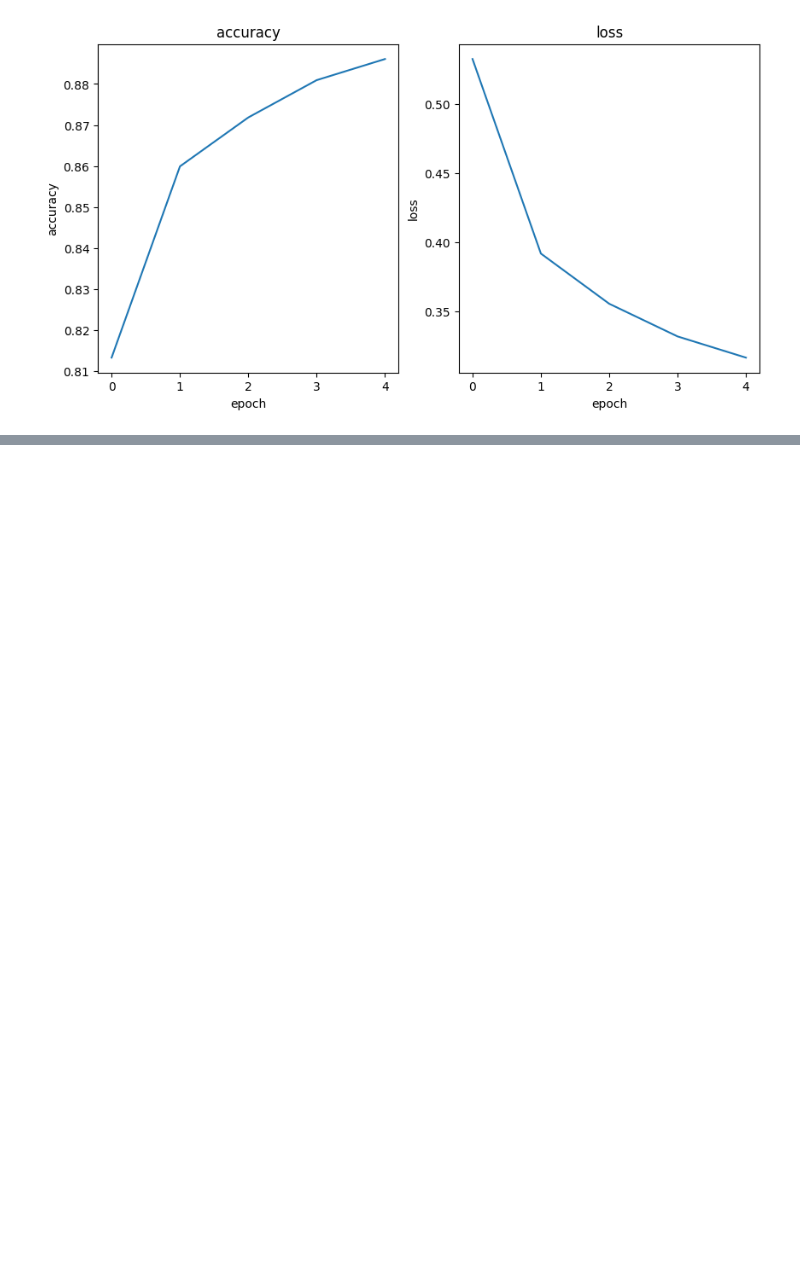
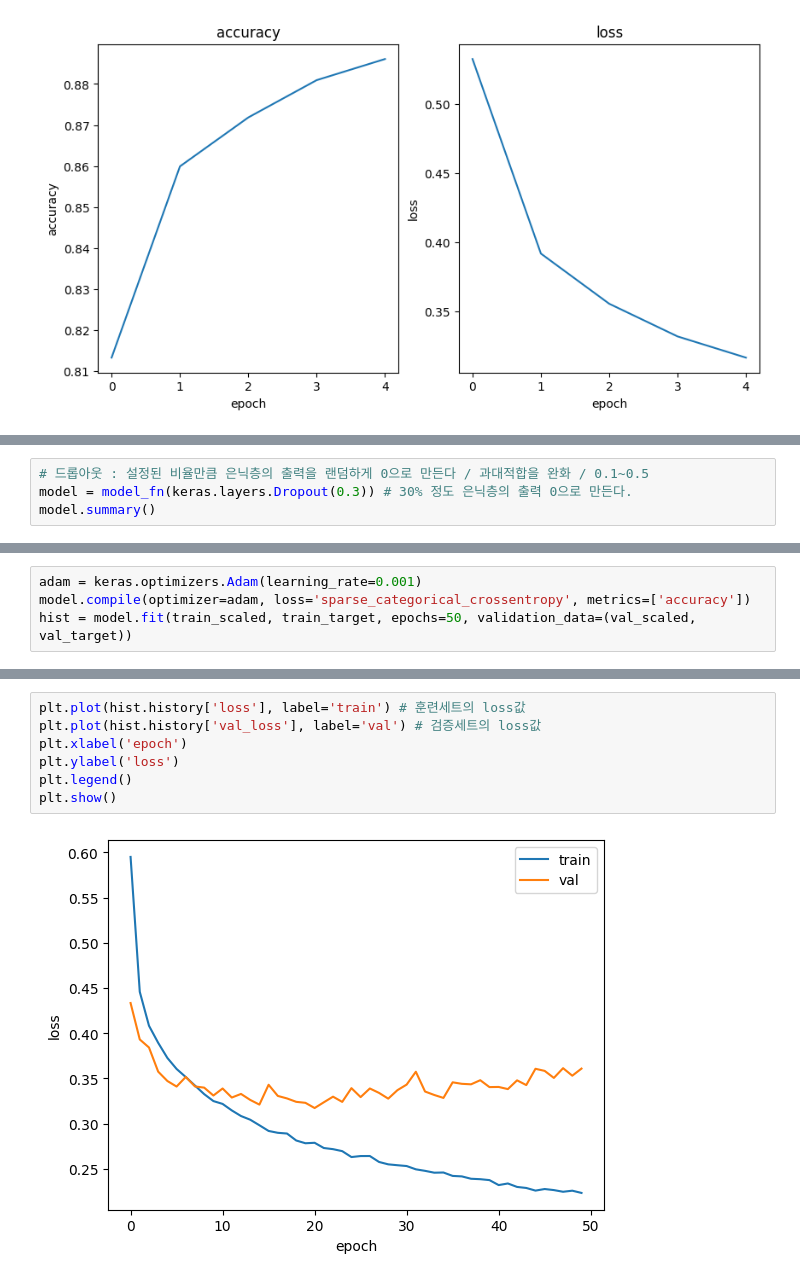
Before and after one commit to yonggyo1125/ai_class_source, a Jupyter notebook: 09 핀테크 머신러닝과 딥러닝 이해/source/day10/ex01.ipynb, the cells around one changed output, grey strips where cells are left out. Drawn from its saved outputs; the diff is of its cells as text; blank space fills up the shorter version.

```diff
--- a/09 핀테크 머신러닝과 딥러닝 이해/source/day10/ex01.ipynb
+++ b/09 핀테크 머신러닝과 딥러닝 이해/source/day10/ex01.ipynb
@@ -95,0 +180,4 @@ hist = model.fit(train_scaled, train_target, epochs=5, validation_data=(val_scal
+# %%
+# 드롭아웃 : 설정된 비율만큼 은닉층의 출력을 랜덤하게 0으로 만든다 / 과대적합을 완화 / 0.1~0.5
+model = model_fn(keras.layers.Dropout(0.3)) # 30% 정도 은닉층의 출력 0으로 만든다.
+model.summary()
@@ -95,0 +200,4 @@ hist = model.fit(train_scaled, train_target, epochs=5, validation_data=(val_scal
+# %%
+adam = keras.optimizers.Adam(learning_rate=0.001)
+model.compile(optimizer=adam, loss='sparse_categorical_crossentropy', metrics=['accuracy'])
+hist = model.fit(train_scaled, train_target, epochs=50, validation_data=(val_scaled, val_target))
@@ -95,0 +222,9 @@ hist = model.fit(train_scaled, train_target, epochs=5, validation_data=(val_scal
+# %%
+plt.plot(hist.history['loss'], label='train') # 훈련세트의 loss값
+plt.plot(hist.history['val_loss'], label='val') # 검증세트의 loss값
+plt.xlabel('epoch')
+plt.ylabel('loss')
+plt.legend()
+plt.show()
+# %% [output]
+[figure, added]
```
Also changed, not shown: parts of 7 cells of this notebook.
